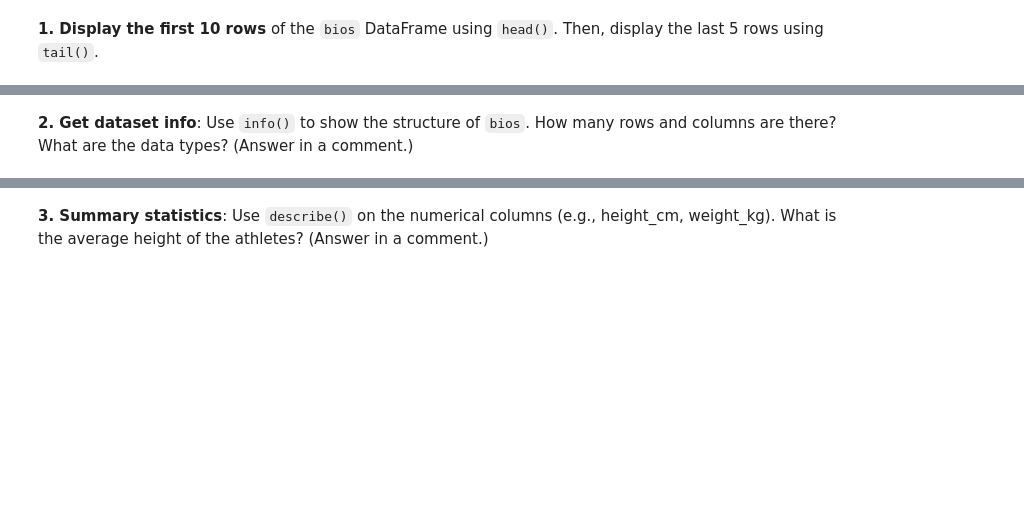
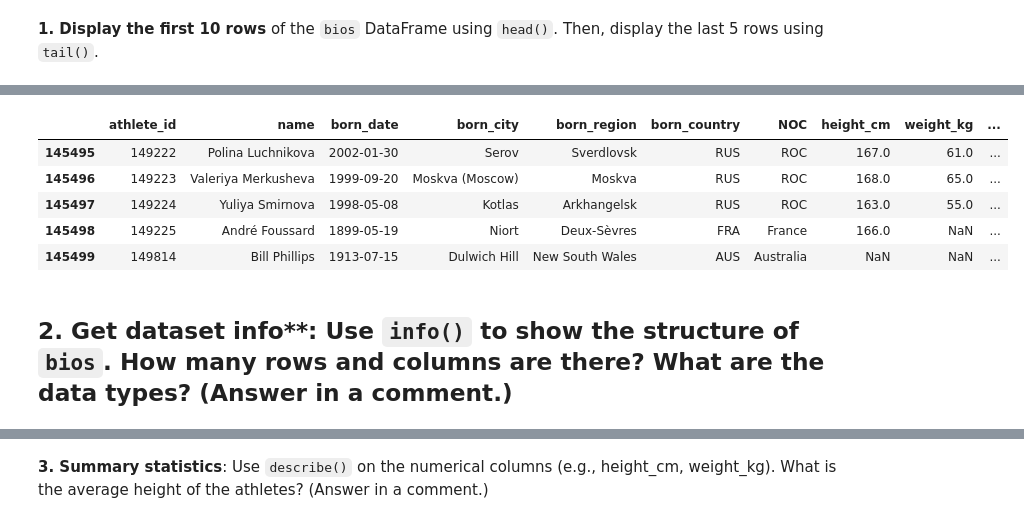
Before and after one commit to dev-paplix/pds-gx, a Jupyter notebook: Pandas_Exercise.ipynb, the cells around one changed output, grey strips where cells are left out. Drawn from its saved outputs; the diff is of its cells as text; code cells hidden in the pictures; blank space fills up the shorter version.

```diff
--- a/Pandas_Exercise.ipynb
+++ b/Pandas_Exercise.ipynb
@@ -34,2 +47,11 @@ coffee = pd.read_csv('coffee.csv')
+# %%
+bios.tail(5)
+# %% [output]
+|  | athlete_id | name | born_date | born_city | born_region | born_country | NOC | height_cm | weight_kg | ... |
+| 145495 | 149222 | Polina Luchnikova | 2002-01-30 | Serov | Sverdlovsk | RUS | ROC | 167.0 | 61.0 | ... |
+| 145496 | 149223 | Valeriya Merkusheva | 1999-09-20 | Moskva (Moscow) | Moskva | RUS | ROC | 168.0 | 65.0 | ... |
+| 145497 | 149224 | Yuliya Smirnova | 1998-05-08 | Kotlas | Arkhangelsk | RUS | ROC | 163.0 | 55.0 | ... |
+| 145498 | 149225 | André Foussard | 1899-05-19 | Niort | Deux-Sèvres | FRA | France | 166.0 | NaN | ... |
+| 145499 | 149814 | Bill Phillips | 1913-07-15 | Dulwich Hill | New South Wales | AUS | Australia | NaN | NaN | ... |
 # %% [markdown]
-**2. Get dataset info**: Use `info()` to show the structure of `bios`. How many rows and columns are there? What are the data types? (Answer in a comment.)
+## 2. Get dataset info**: Use `info()` to show the structure of `bios`. How many rows and columns are there? What are the data types? (Answer in a comment.)
```
Also changed, not shown: parts of 41 cells of this notebook.
